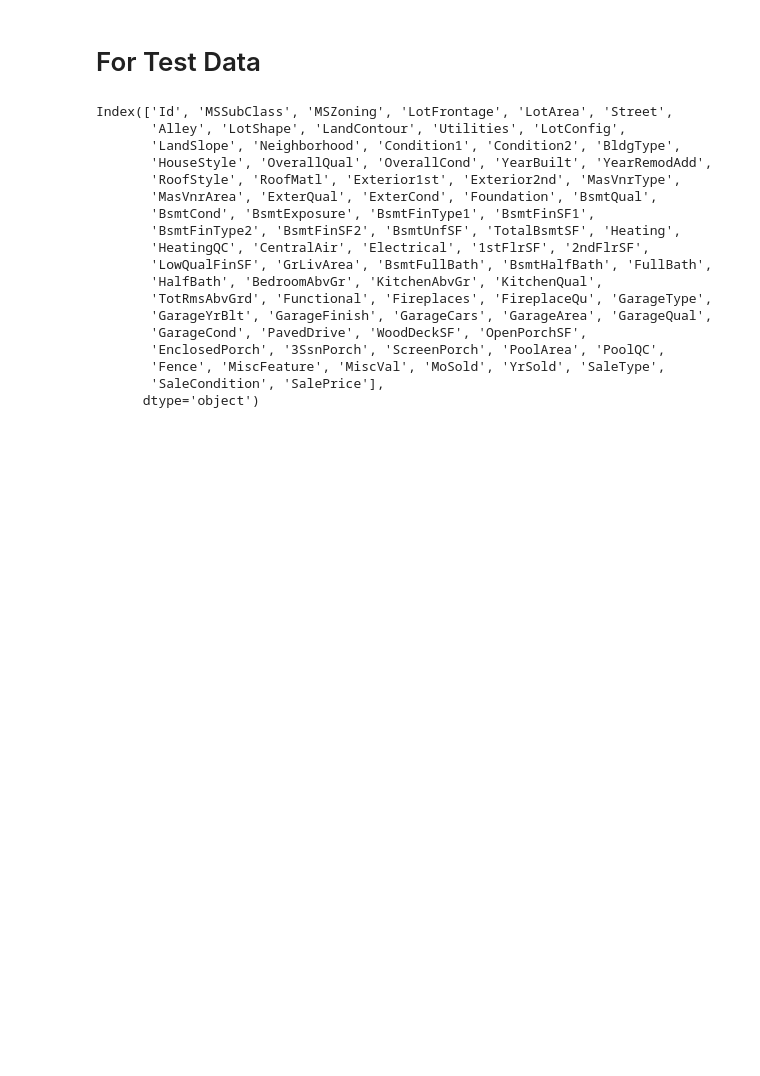
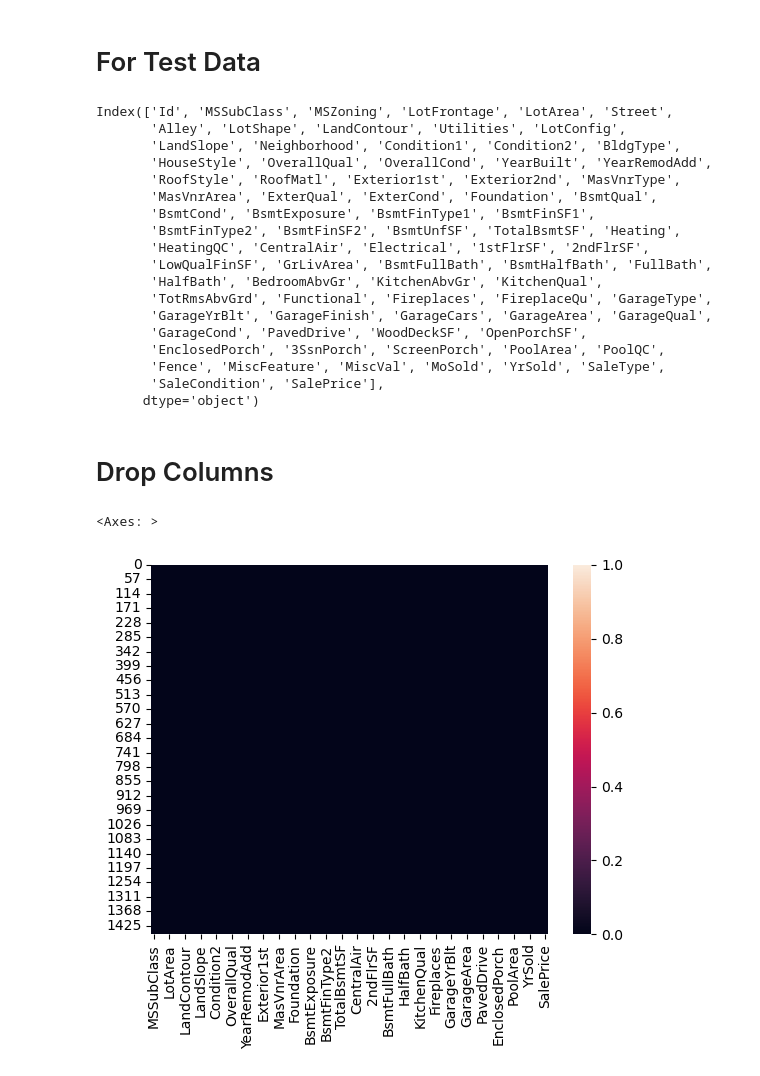
Before and after one commit to hthuonq/sgu-MAYHOC, a Jupyter notebook: lab02/data/lab02_house_price_CRISP.ipynb, the cells around one changed output. Drawn from its saved outputs; the diff is of its cells as text; code cells hidden in the pictures; blank space fills up the shorter version.

Commit message:
TUAN02/LAB02/ Làm phần DROP và Training

```diff
--- a/lab02/data/lab02_house_price_CRISP.ipynb
+++ b/lab02/data/lab02_house_price_CRISP.ipynb
@@ -150,3 +150,18 @@ Index(['Id', 'MSSubClass', 'MSZoning', 'LotFrontage', 'LotArea', 'Street',
        'Fence', 'MiscFeature', 'MiscVal', 'MoSold', 'YrSold', 'SaleType',
        'SaleCondition', 'SalePrice'],
       dtype='object')
+# %% [markdown]
+# Drop Columns
+# %%
+
+
+to_drop = ['Id' , 'Alley' , 'PoolQC' , 'Fence' , 'MiscFeature' ]
+
+for k in to_drop:
+    train. drop([ k], axis = 1, inplace = True)
+    test. drop([ k], axis = 1, inplace = True)
+
+sns. heatmap(train. isnull())
+# %% [output]
+<Axes: >
+[figure, added]
```
Also changed, not shown: parts of 12 cells of this notebook.
